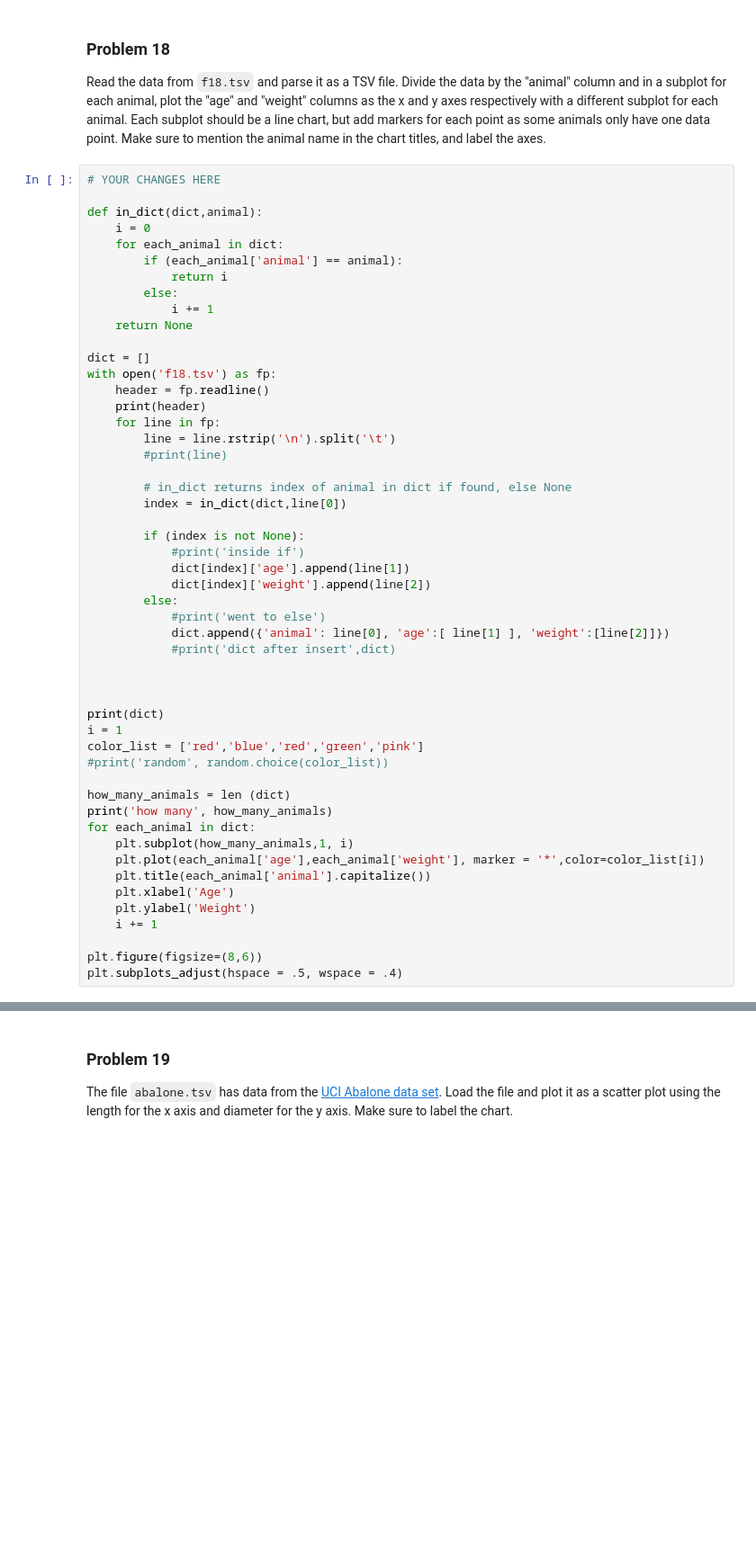
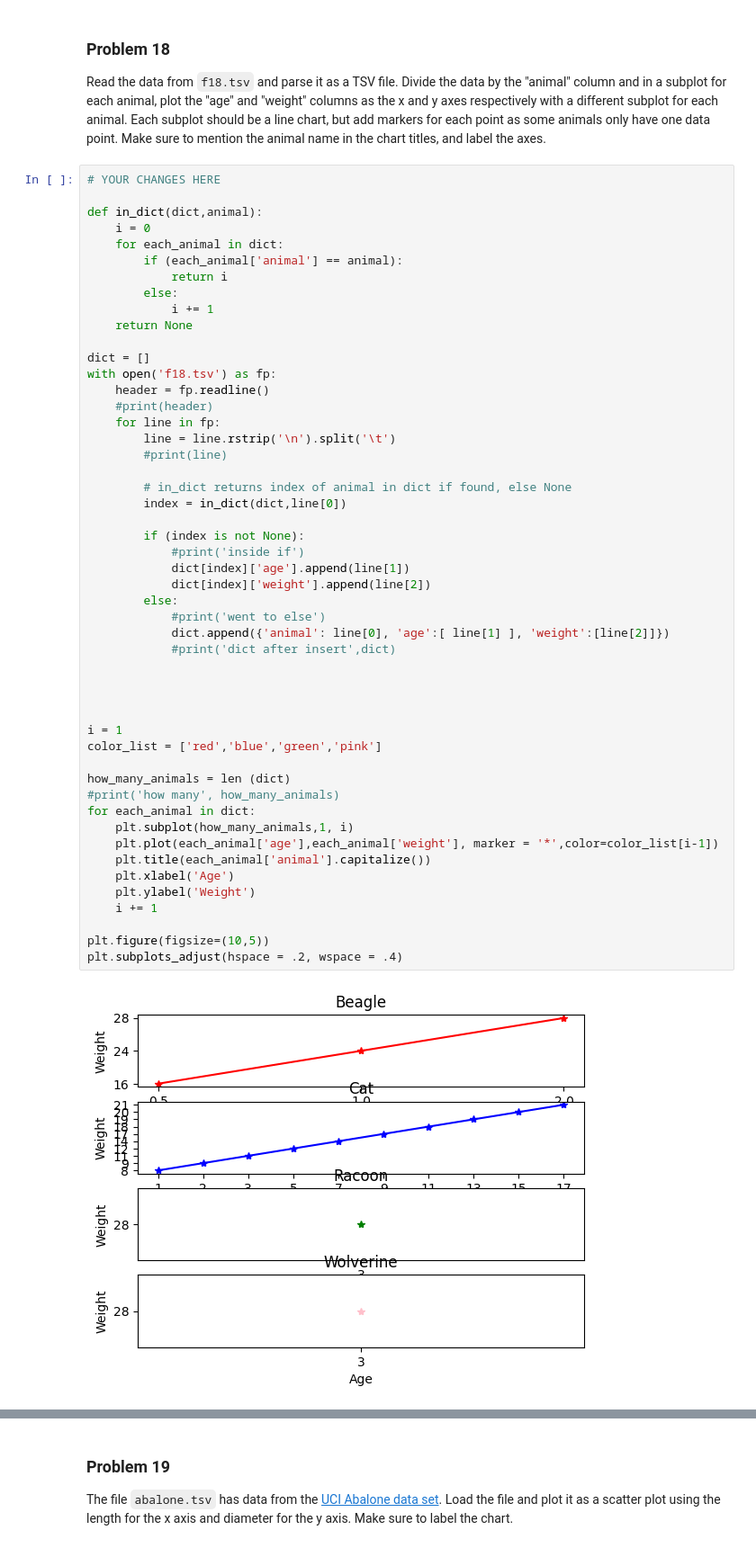
Before and after one commit to bvanson/dx602-homework-05, a Jupyter notebook: homeworTest.ipynb, the cells around one changed output, grey strips where cells are left out. Shown at 90% size. Drawn from its saved outputs; the diff is of its cells as text; blank space fills up the shorter version.

```diff
--- a/homeworTest.ipynb
+++ b/homeworTest.ipynb
@@ -534,40 +535,40 @@ def in_dict(dict,animal):
 dict = []
 with open('f18.tsv') as fp:
     header = fp.readline()
-    print(header)
+    #print(header)
     for line in fp:
         line = line.rstrip('\n').split('\t')
         #print(line)
 
         # in_dict returns index of animal in dict if found, else None
         index = in_dict(dict,line[0])
 
         if (index is not None):
             #print('inside if')
             dict[index]['age'].append(line[1])
             dict[index]['weight'].append(line[2])
         else:
             #print('went to else')
             dict.append({'animal': line[0], 'age':[ line[1] ], 'weight':[line[2]]})
             #print('dict after insert',dict)
 
 
 
-print(dict)
+
 i = 1
-color_list = ['red','blue','red','green','pink']
-#print('random', random.choice(color_list))
+color_list = ['red','blue','green','pink']
 
 how_many_animals = len (dict)
-print('how many', how_many_animals)
+#print('how many', how_many_animals)
 for each_animal in dict:
     plt.subplot(how_many_animals,1, i)
-    plt.plot(each_animal['age'],each_animal['weight'], marker = '*',color=color_list[i])
+    plt.plot(each_animal['age'],each_animal['weight'], marker = '*',color=color_list[i-1])
     plt.title(each_animal['animal'].capitalize())
     plt.xlabel('Age')
     plt.ylabel('Weight')
     i += 1
 
-plt.figure(figsize=(8,6))
-plt.subplots_adjust(hspace = .5, wspace = .4)
+plt.figure(figsize=(10,5))
+plt.subplots_adjust(hspace = .2, wspace = .4)
 # %% [output]
+[figure, new version]
```
Also changed, not shown: parts of 8 cells of this notebook.
